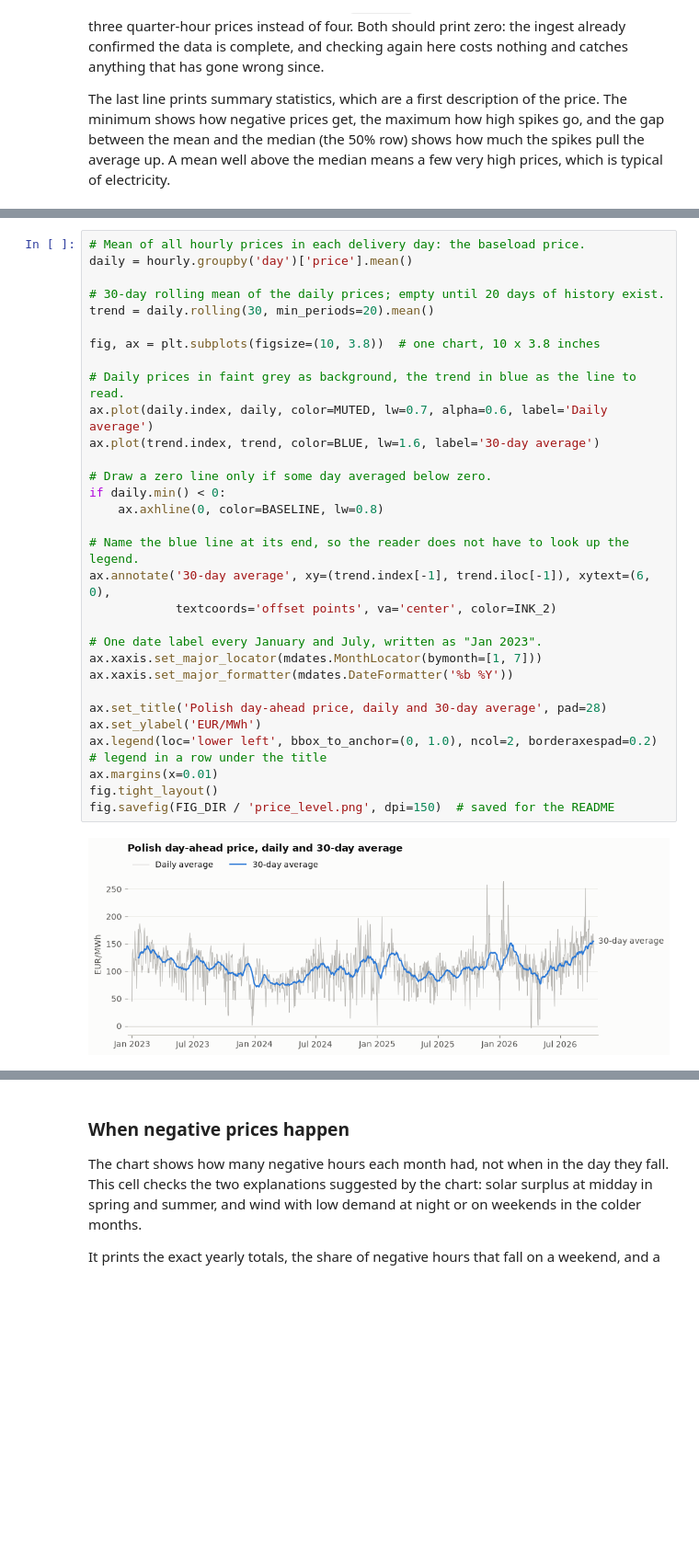
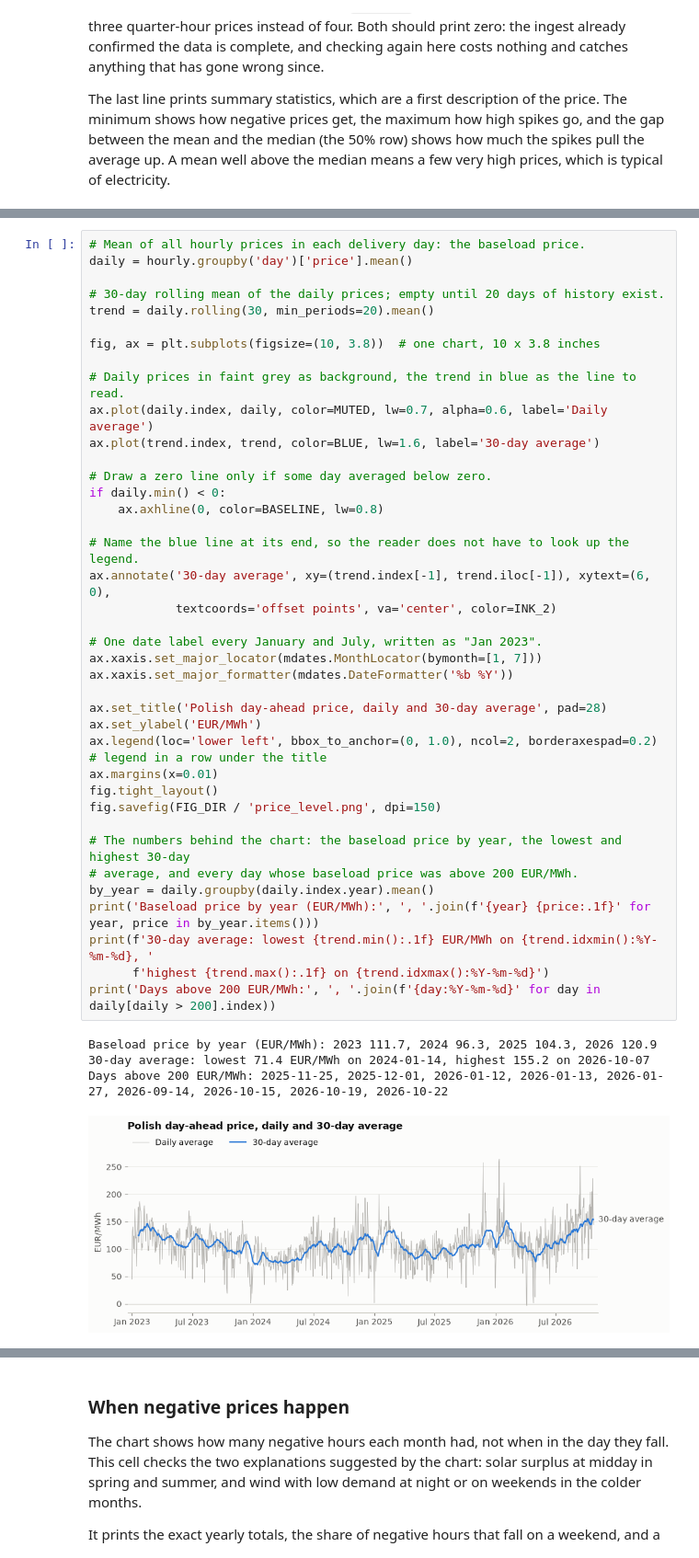
Before and after one commit to Tomek72/pl-dayahead, a Jupyter notebook: notebooks/01_merit_order.ipynb, the cells around one changed output, grey strips where cells are left out. Shown at 92% size. Drawn from its saved outputs; the diff is of its cells as text; blank space fills up the shorter version.

```diff
--- a/notebooks/01_merit_order.ipynb
+++ b/notebooks/01_merit_order.ipynb
@@ -153,35 +153,46 @@ Daily prices are noisy, so a 30-day rolling average is drawn on top. The rolling
 # Mean of all hourly prices in each delivery day: the baseload price.
 daily = hourly.groupby('day')['price'].mean()
 
 # 30-day rolling mean of the daily prices; empty until 20 days of history exist.
 trend = daily.rolling(30, min_periods=20).mean()
 
 fig, ax = plt.subplots(figsize=(10, 3.8))  # one chart, 10 x 3.8 inches
 
 # Daily prices in faint grey as background, the trend in blue as the line to read.
 ax.plot(daily.index, daily, color=MUTED, lw=0.7, alpha=0.6, label='Daily average')
 ax.plot(trend.index, trend, color=BLUE, lw=1.6, label='30-day average')
 
 # Draw a zero line only if some day averaged below zero.
 if daily.min() < 0:
     ax.axhline(0, color=BASELINE, lw=0.8)
 
 # Name the blue line at its end, so the reader does not have to look up the legend.
 ax.annotate('30-day average', xy=(trend.index[-1], trend.iloc[-1]), xytext=(6, 0),
             textcoords='offset points', va='center', color=INK_2)
 
 # One date label every January and July, written as "Jan 2023".
 ax.xaxis.set_major_locator(mdates.MonthLocator(bymonth=[1, 7]))
 ax.xaxis.set_major_formatter(mdates.DateFormatter('%b %Y'))
 
 ax.set_title('Polish day-ahead price, daily and 30-day average', pad=28)
 ax.set_ylabel('EUR/MWh')
 ax.legend(loc='lower left', bbox_to_anchor=(0, 1.0), ncol=2, borderaxespad=0.2)  # legend in a row under the title
 ax.margins(x=0.01)
 fig.tight_layout()
-fig.savefig(FIG_DIR / 'price_level.png', dpi=150)  # saved for the README
+fig.savefig(FIG_DIR / 'price_level.png', dpi=150)
+
+# The numbers behind the chart: the baseload price by year, the lowest and highest 30-day
+# average, and every day whose baseload price was above 200 EUR/MWh.
+by_year = daily.groupby(daily.index.year).mean()
+print('Baseload price by year (EUR/MWh):', ', '.join(f'{year} {price:.1f}' for year, price in by_year.items()))
+print(f'30-day average: lowest {trend.min():.1f} EUR/MWh on {trend.idxmin():%Y-%m-%d}, '
+      f'highest {trend.max():.1f} on {trend.idxmax():%Y-%m-%d}')
+print('Days above 200 EUR/MWh:', ', '.join(f'{day:%Y-%m-%d}' for day in daily[daily > 200].index))
 # %% [output]
+Baseload price by year (EUR/MWh): 2023 111.7, 2024 96.3, 2025 104.3, 2026 120.9
+30-day average: lowest 71.4 EUR/MWh on 2024-01-14, highest 155.2 on 2026-10-07
+Days above 200 EUR/MWh: 2025-11-25, 2025-12-01, 2026-01-12, 2026-01-13, 2026-01-27, 2026-09-14, 2026-10-15, 2026-10-19, 2026-10-22
-[figure, old version]
+[figure, new version]
 # %% [markdown]
 ## Chart 2: the shape of the day
 
```
Also changed, not shown: parts of 20 cells of this notebook, 9 other files.
